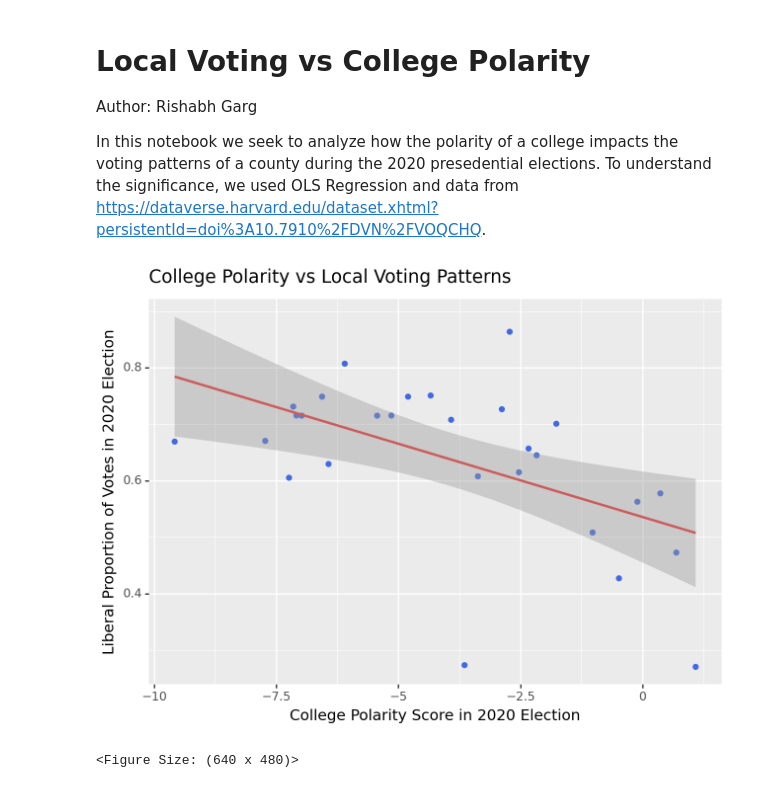
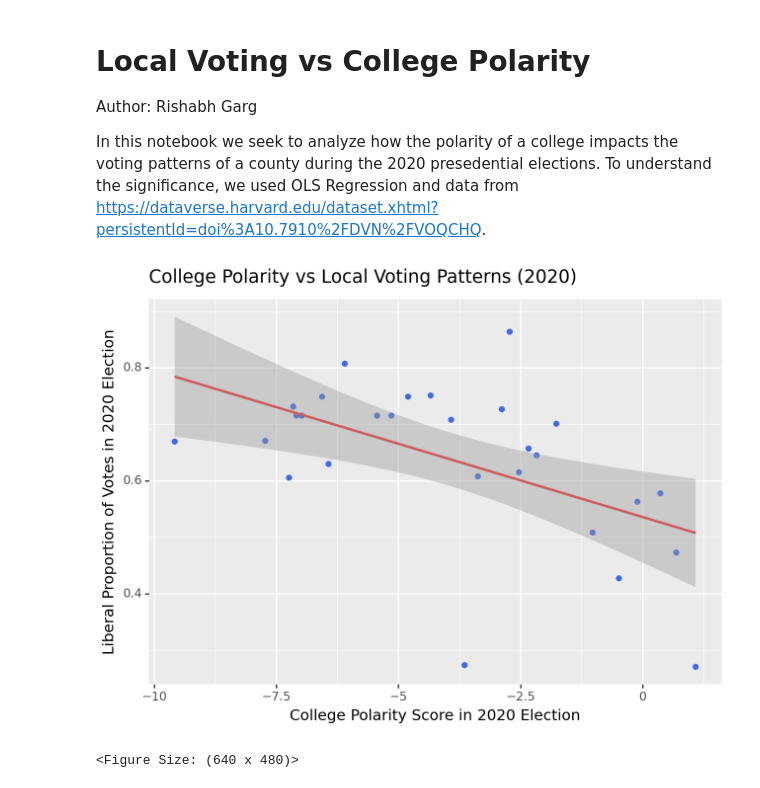
Before and after one commit to theodoremui/diversity-colleges, a Jupyter notebook: notebooks/investigation/Local Voting vs College Polarity.ipynb, the cells around one changed output. Saved outputs shown, nothing was run; the diff lists cells and outputs as text; code cells hidden in the pictures.

Commit message:
Graph title

```diff
--- a/notebooks/investigation/Local Voting vs College Polarity.ipynb
+++ b/notebooks/investigation/Local Voting vs College Polarity.ipynb
@@ -66,18 +66,20 @@ else:
 # %%
 # Plot Data
 if AVERAGE:
     x_string = "College Polarity Score from 2016-2019"
+    title = "College Polarity vs Local Voting Patterns (Averaged)"
 else:
     x_string = "College Polarity Score in 2020 Election"
+    title = "College Polarity vs Local Voting Patterns (2020)"
 x = plot_df[x_string]
 y = plot_df["Liberal Proportion of Votes in 2020 Election"]
 plot = (ggplot(plot_df, aes(x_string, 'Liberal Proportion of Votes in 2020 Election'))
  + geom_point(color = 'royalblue')
- + ggtitle("College Polarity vs Local Voting Patterns")
+ + ggtitle(title)
  + stat_smooth(method='lm', color='indianred'))
 plot
 # %% [output]
-[figure, old version]
+[figure, new version]
 <Figure Size: (640 x 480)>
 # %%
 # Data scoring
```
Also changed, not shown: parts of 1 cell of this notebook, 2 other files.
